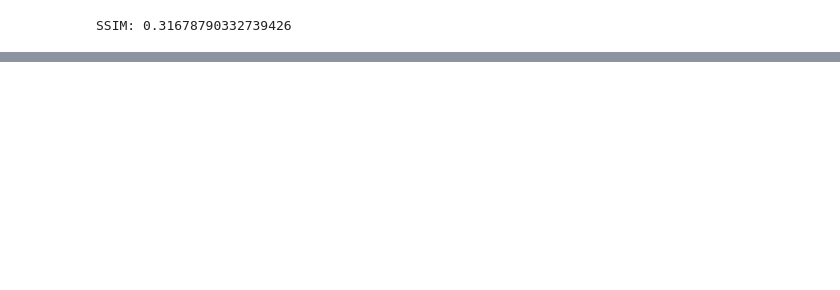
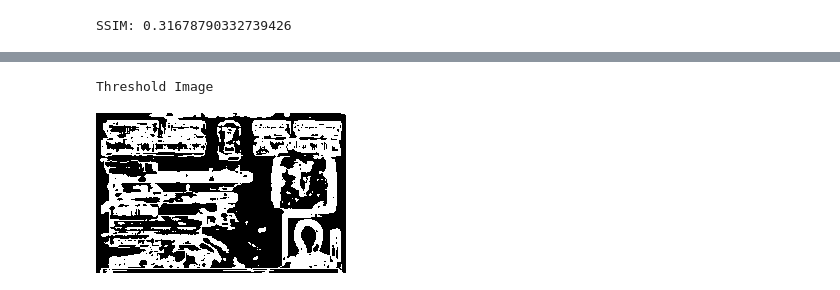
Before and after one commit to DHILL2123/Pan_Card_Detection, a Jupyter notebook: Pan_Card_Detection.ipynb, the cells around one changed output, grey strips where cells are left out. Saved outputs shown, nothing was run; the diff lists cells and outputs as text; code cells hidden in the pictures; blank space fills up the shorter version.

```diff
--- a/Pan_Card_Detection.ipynb
+++ b/Pan_Card_Detection.ipynb
@@ -82,0 +119,7 @@ cnts = imutils.grab_contours(cnts)
+# %%
+# Display threshold image with white
+print('Threshold Image')
+Image.fromarray(thresh)
+# %% [output]
+Threshold Image
+[figure, added]
```
Also changed, not shown: parts of 13 cells of this notebook, 20 other files.
